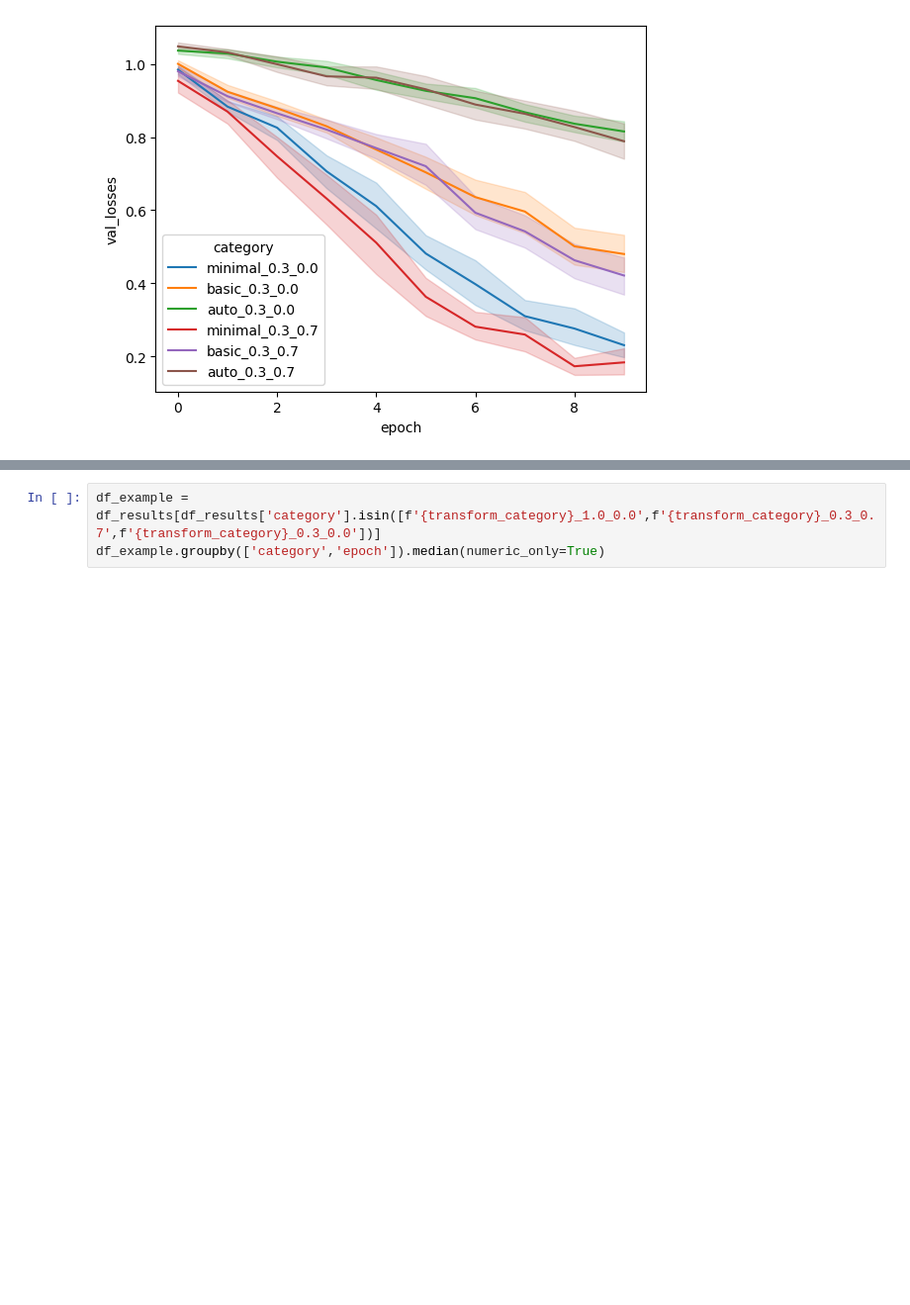
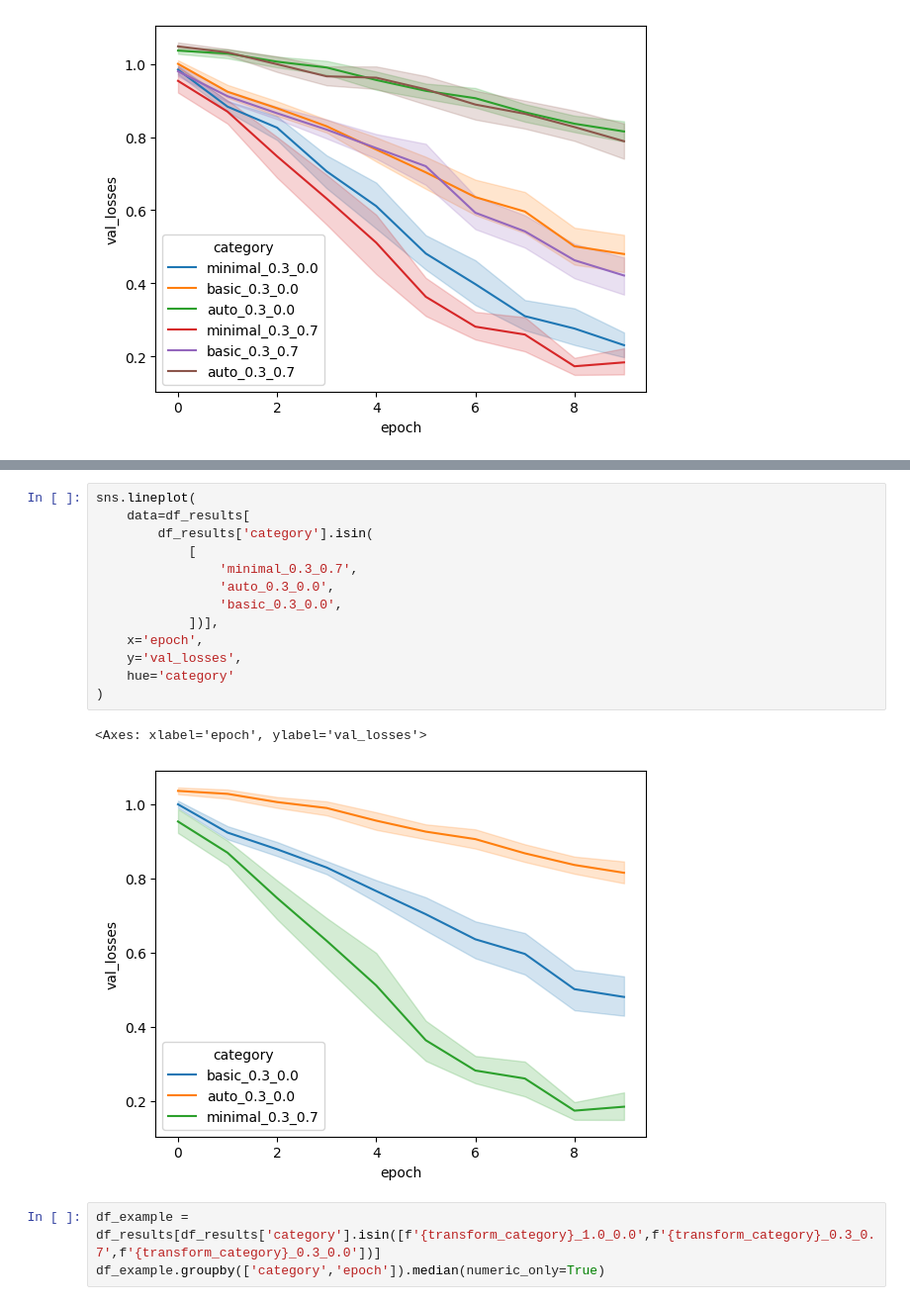
Before and after one commit to dan-kwon/MAS-thesis, a Jupyter notebook: convolutional_neural_network.ipynb, the cells around one changed output, grey strips where cells are left out. Shown at 99% size. Cells and saved outputs as stored; diff of their text form; blank space fills up the shorter version.

```diff
--- a/convolutional_neural_network.ipynb
+++ b/convolutional_neural_network.ipynb
@@ -226,3 +234,19 @@ sns.lineplot(
+# %%
+sns.lineplot(
+    data=df_results[
+        df_results['category'].isin(
+            [
+                'minimal_0.3_0.7',
+                'auto_0.3_0.0',
+                'basic_0.3_0.0',
+            ])],
+    x='epoch',
+    y='val_losses',
+    hue='category'
+)
+# %% [output]
+<Axes: xlabel='epoch', ylabel='val_losses'>
+[figure, added]
 # %%
 df_example = df_results[df_results['category'].isin([f'{transform_category}_1.0_0.0',f'{transform_category}_0.3_0.7',f'{transform_category}_0.3_0.0'])]
 df_example.groupby(['category','epoch']).median(numeric_only=True)
```
Also changed, not shown: parts of 1 cell of this notebook.
